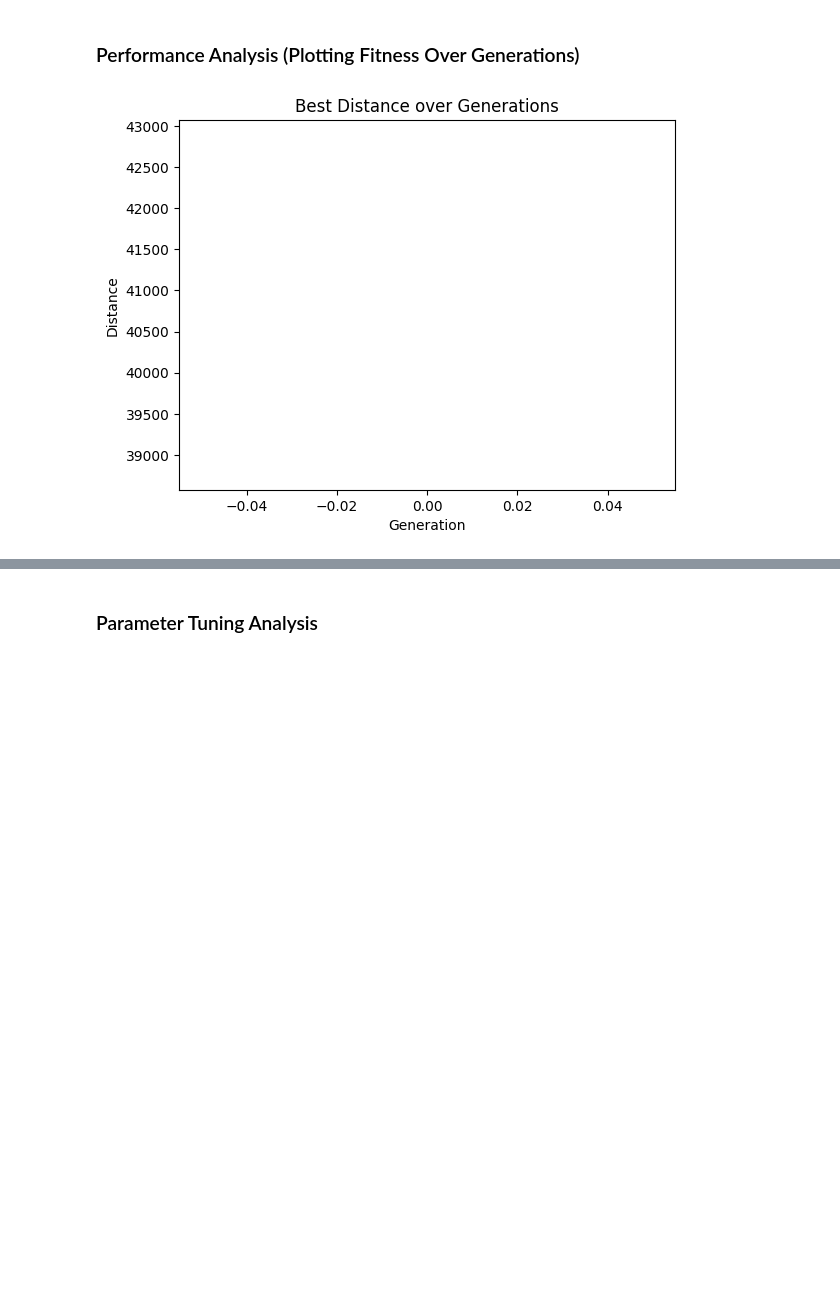
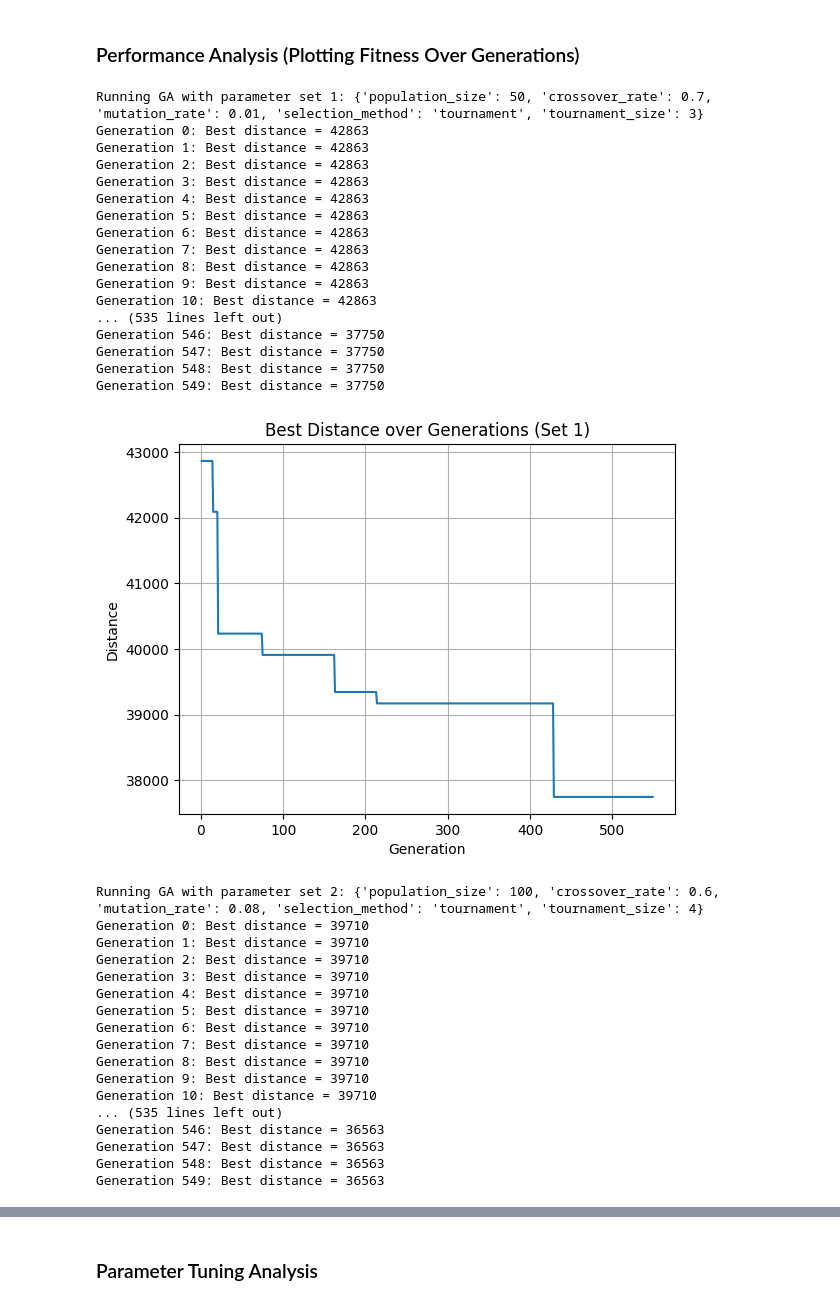
Before and after one commit to sebastianbuzdugan/A4-NeuralNetworks, a Jupyter notebook: A4.ipynb, the cells around one changed output, grey strips where cells are left out. Cells and saved outputs as stored; diff of their text form; code cells hidden in the pictures; blank space fills up the shorter version.

```diff
--- a/A4.ipynb
+++ b/A4.ipynb
@@ -398,18 +427,53 @@ Total Distance of the Best Tour: 40824
 # %% [markdown]
 ### Performance Analysis (Plotting Fitness Over Generations)
-# %%
-# list to store the best distance in each generation
-best_distances_per_generation = []
-
-# inside the genetic algorithm's main loop, after updating best_distance:
-best_distances_per_generation.append(best_distance)
-
-import matplotlib.pyplot as plt
-
-plt.plot(best_distances_per_generation)
-plt.title('Best Distance over Generations')
-plt.xlabel('Generation')
-plt.ylabel('Distance')
-plt.show()
-# %% [output]
-[figure, removed]
+# %%
+import matplotlib.pyplot as plt
+
+for i, params in enumerate(parameter_sets):
+    print(f"Running GA with parameter set {i + 1}: {params}")
+    best_solution, best_distance, best_distances_per_generation = run_genetic_algorithm_with_params(problem, params)
+
+    #plot the performance for this parameter set
+    plt.figure()  # create a new figure for each parameter set
+    plt.plot(best_distances_per_generation)
+    plt.title(f'Best Distance over Generations (Set {i + 1})')
+    plt.xlabel('Generation')
+    plt.ylabel('Distance')
+    plt.grid(True)
+    plt.show()
+# %% [output]
+Running GA with parameter set 1: {'population_size': 50, 'crossover_rate': 0.7, 'mutation_rate': 0.01, 'selection_method': 'tournament', 'tournament_size': 3}
+Generation 0: Best distance = 42863
+Generation 1: Best distance = 42863
+Generation 2: Best distance = 42863
+Generation 3: Best distance = 42863
+Generation 4: Best distance = 42863
+Generation 5: Best distance = 42863
+Generation 6: Best distance = 42863
+Generation 7: Best distance = 42863
+Generation 8: Best distance = 42863
+Generation 9: Best distance = 42863
+Generation 10: Best distance = 42863
+... (535 lines left out)
+Generation 546: Best distance = 37750
+Generation 547: Best distance = 37750
+Generation 548: Best distance = 37750
+Generation 549: Best distance = 37750
+[figure, added]
+Running GA with parameter set 2: {'population_size': 100, 'crossover_rate': 0.6, 'mutation_rate': 0.08, 'selection_method': 'tournament', 'tournament_size': 4}
+Generation 0: Best distance = 39710
+Generation 1: Best distance = 39710
+Generation 2: Best distance = 39710
+Generation 3: Best distance = 39710
+Generation 4: Best distance = 39710
+Generation 5: Best distance = 39710
+Generation 6: Best distance = 39710
+Generation 7: Best distance = 39710
+Generation 8: Best distance = 39710
+Generation 9: Best distance = 39710
+Generation 10: Best distance = 39710
+... (535 lines left out)
+Generation 546: Best distance = 36563
+Generation 547: Best distance = 36563
+Generation 548: Best distance = 36563
+Generation 549: Best distance = 36563
```
Also changed, not shown: parts of 10 cells of this notebook.
